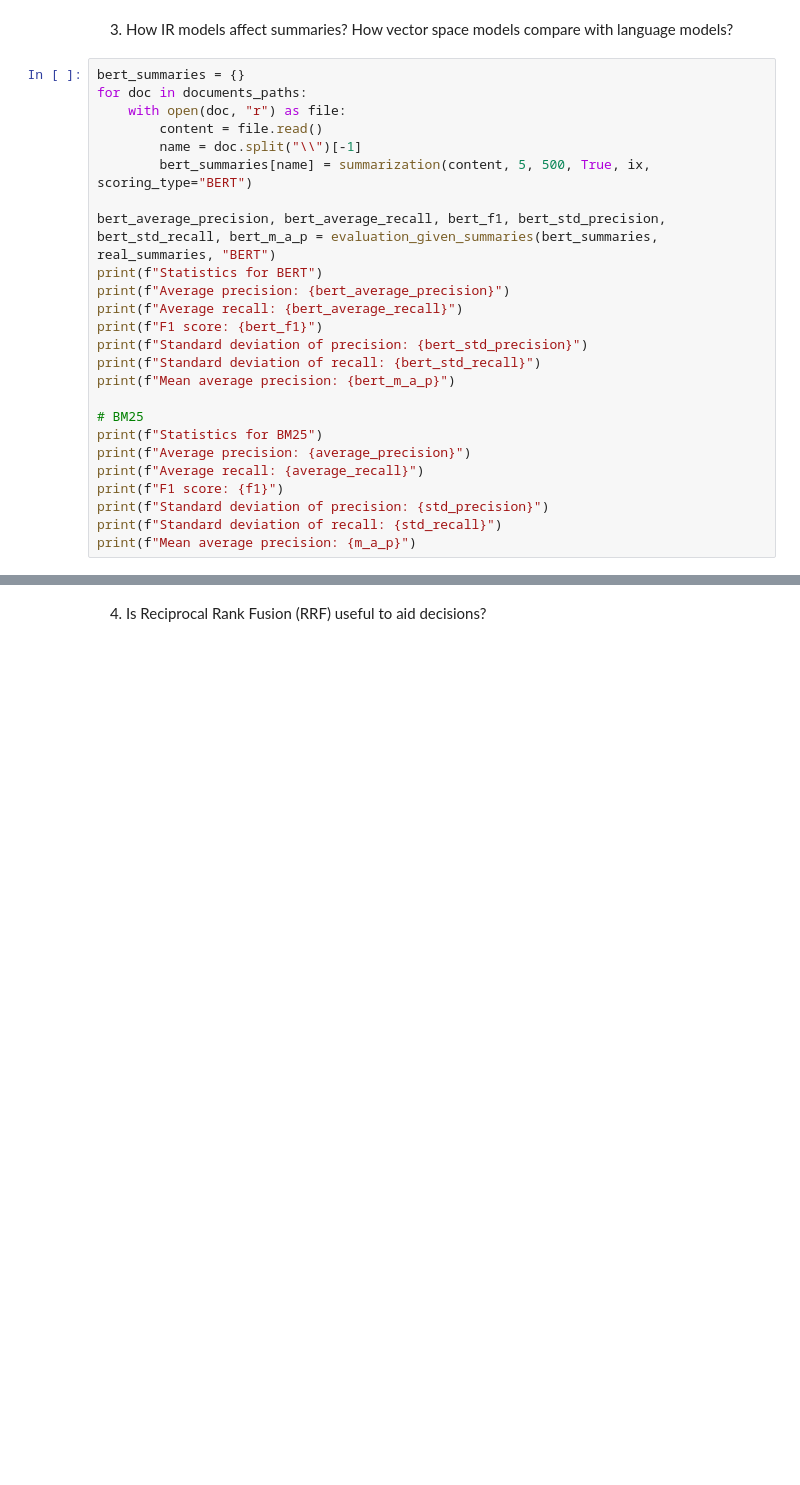
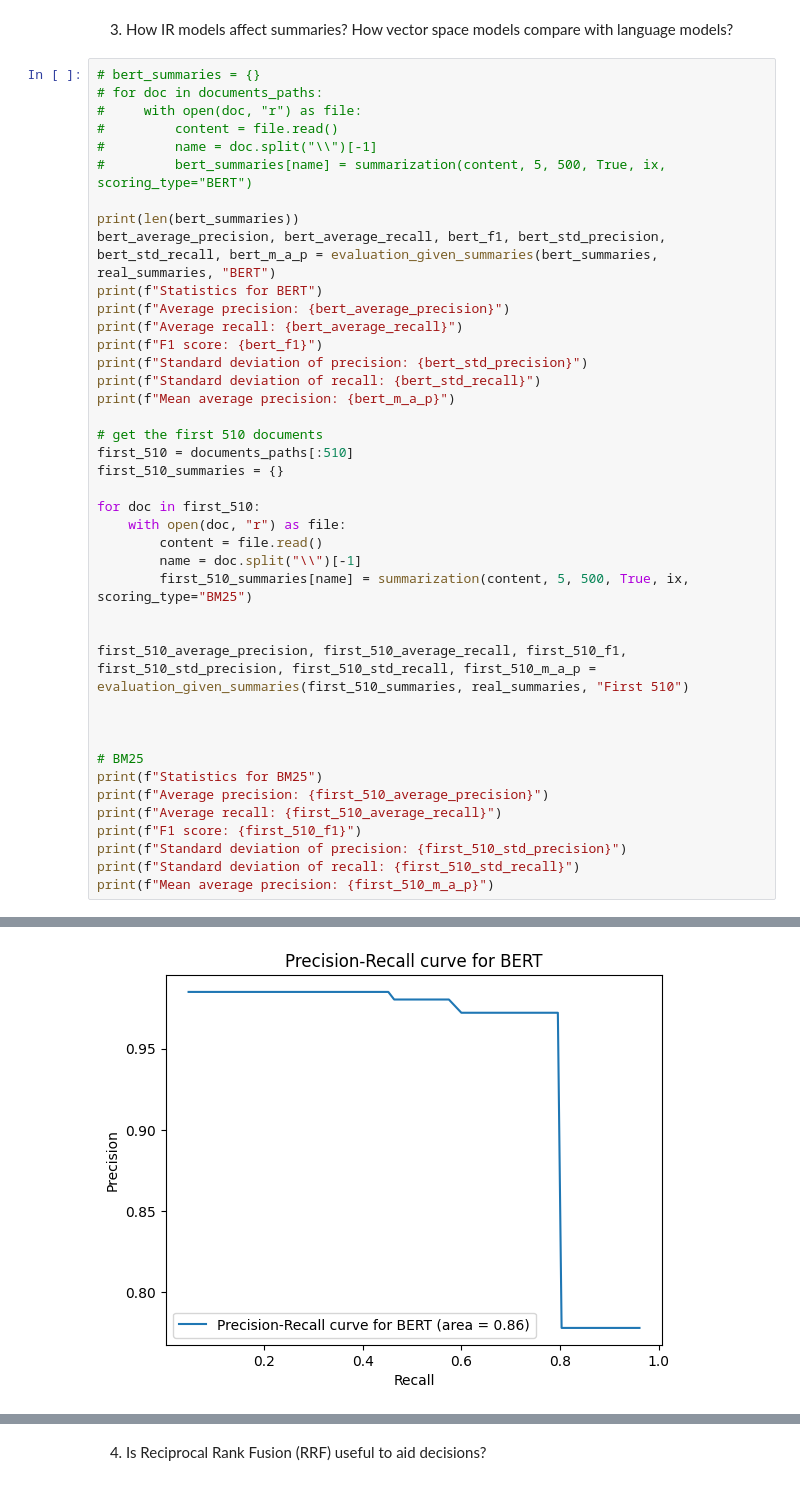
Before and after one commit to danieleavolio/Information-Processing-and-Retrieval, a Jupyter notebook: Project/Code/G8_P1_notebook.ipynb, the cells around one changed output, grey strips where cells are left out. Cells and saved outputs as stored; diff of their text form; blank space fills up the shorter version.

```diff
--- a/Project/Code/G8_P1_notebook.ipynb
+++ b/Project/Code/G8_P1_notebook.ipynb
@@ -1266,13 +1236,14 @@ I have no idea rn for the particular differences
 # %% [markdown]
 3. How IR models affect summaries? How vector space models compare with language models?
 # %%
-bert_summaries = {}
-for doc in documents_paths:
-    with open(doc, "r") as file:
-        content = file.read()
-        name = doc.split("\\")[-1]
-        bert_summaries[name] = summarization(content, 5, 500, True, ix, scoring_type="BERT")
+# bert_summaries = {}
+# for doc in documents_paths:
+#     with open(doc, "r") as file:
+#         content = file.read()
+#         name = doc.split("\\")[-1]
+#         bert_summaries[name] = summarization(content, 5, 500, True, ix, scoring_type="BERT")
 
+print(len(bert_summaries))
 bert_average_precision, bert_average_recall, bert_f1, bert_std_precision, bert_std_recall, bert_m_a_p = evaluation_given_summaries(bert_summaries, real_summaries, "BERT")
 print(f"Statistics for BERT")
 print(f"Average precision: {bert_average_precision}")
@@ -1282,11 +1253,27 @@ print(f"Standard deviation of precision: {bert_std_precision}")
 print(f"Standard deviation of recall: {bert_std_recall}")
 print(f"Mean average precision: {bert_m_a_p}")
 
+# get the first 510 documents
+first_510 = documents_paths[:510]
+first_510_summaries = {}
+
+for doc in first_510:
+    with open(doc, "r") as file:
+        content = file.read()
+        name = doc.split("\\")[-1]
+        first_510_summaries[name] = summarization(content, 5, 500, True, ix, scoring_type="BM25")
+
+
+first_510_average_precision, first_510_average_recall, first_510_f1, first_510_std_precision, first_510_std_recall, first_510_m_a_p = evaluation_given_summaries(first_510_summaries, real_summaries, "First 510")
+
+
+
 # BM25
 print(f"Statistics for BM25")
-print(f"Average precision: {average_precision}")
-print(f"Average recall: {average_recall}")
-print(f"F1 score: {f1}")
-print(f"Standard deviation of precision: {std_precision}")
-print(f"Standard deviation of recall: {std_recall}")
-print(f"Mean average precision: {m_a_p}")
+print(f"Average precision: {first_510_average_precision}")
+print(f"Average recall: {first_510_average_recall}")
+print(f"F1 score: {first_510_f1}")
+print(f"Standard deviation of precision: {first_510_std_precision}")
+print(f"Standard deviation of recall: {first_510_std_recall}")
+print(f"Mean average precision: {first_510_m_a_p}")
+# %% [output]
@@ -1292,0 +1281 @@ print(f"Mean average precision: {m_a_p}")
+[figure, added]
```
Also changed, not shown: parts of 5 cells of this notebook.
